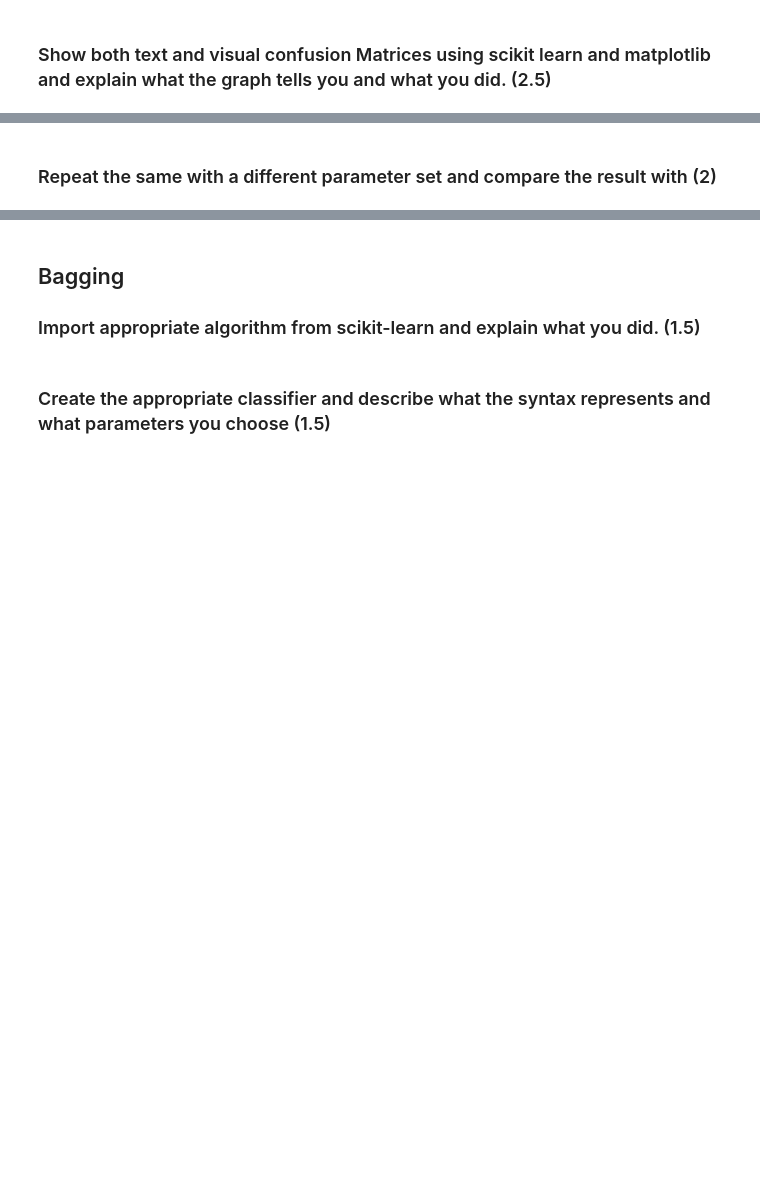
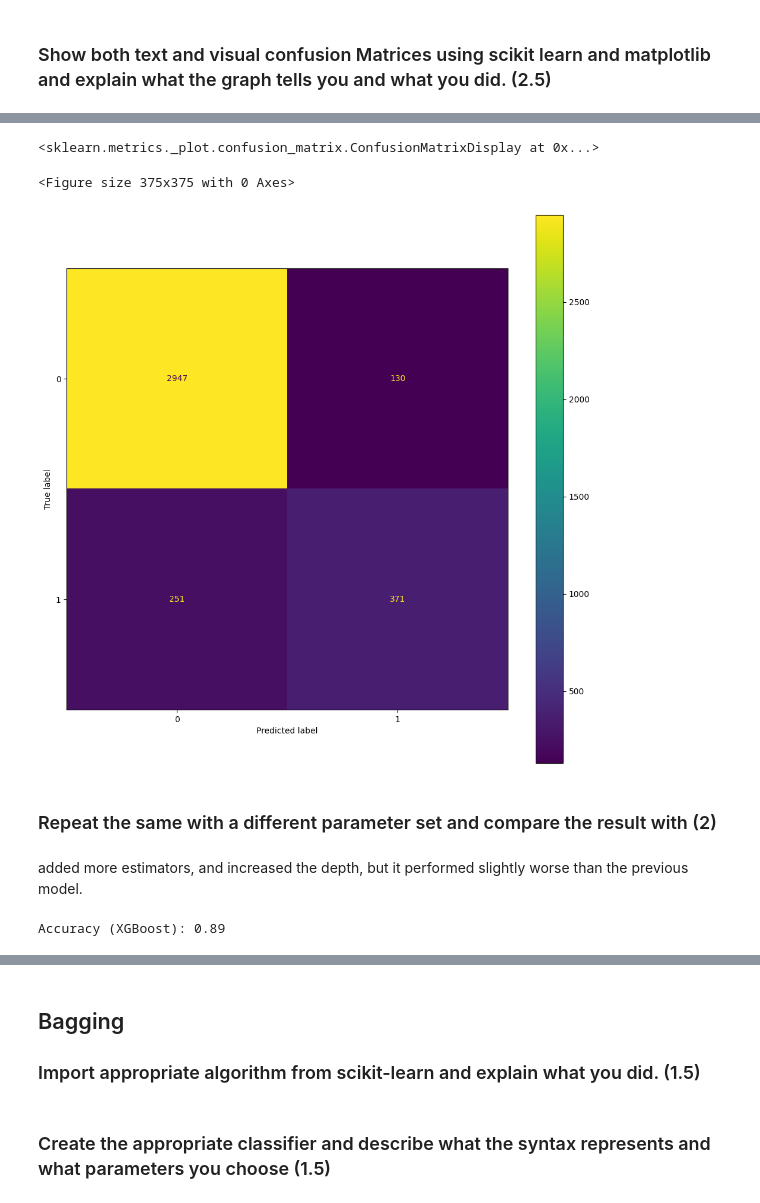
Before and after one commit to lecarpen23/6700_Assignment_01, a Jupyter notebook: Assignment 02_GroupNumber.ipynb, the cells around one changed output, grey strips where cells are left out. Cells and saved outputs as stored; diff of their text form; code cells hidden in the pictures; blank space fills up the shorter version.

```diff
--- a/Assignment 02_GroupNumber.ipynb
+++ b/Assignment 02_GroupNumber.ipynb
@@ -564,2 +570,9 @@ ConfusionMatrixDisplay(gb_conf_matrix).plot()
+# %%
+xgb_clf = xgb.XGBClassifier(
+    n_estimators=100,
+    learning_rate=0.1,
+    random_state=0,
+    max_depth=3,
+)
 # %% [markdown]
 ### Train classifier on train data and explain what you did. (1.5)
@@ -565,0 +581,2 @@ ConfusionMatrixDisplay(gb_conf_matrix).plot()
+# %%
+xgb_clf.fit(OSIX_train, OSIy_train)
@@ -568,2 +599,4 @@ ConfusionMatrixDisplay(gb_conf_matrix).plot()
+# %%
+OSIy_pred_xgb = xgb_clf.predict(OSIX_test)
 # %% [markdown]
 ### Calculate accuracy and explain what you did. (1.5)
@@ -572,2 +623,31 @@ ConfusionMatrixDisplay(gb_conf_matrix).plot()
+# %%
+xgb_conf_matrix = confusion_matrix(OSIy_test, OSIy_pred_xgb)
+# %%
+plt.figure(figsize=(5, 5), dpi=75)
+ConfusionMatrixDisplay(xgb_conf_matrix).plot()
+# %% [output]
+<sklearn.metrics._plot.confusion_matrix.ConfusionMatrixDisplay at 0x...>
+<Figure size 375x375 with 0 Axes>
+[figure, added]
 # %% [markdown]
 ### Repeat the same with a different parameter set and compare the result with (2)
+# %% [markdown]
+added more estimators, and increased the depth, but it performed slightly worse than the previous model.
+# %%
+xgb_clf= xgb.XGBClassifier(
+    n_estimators=250,
+    learning_rate=0.1,
+    random_state=0,
+    max_depth=5,
+    #account for imbalanced classes
+    scale_pos_weight=2.5
+)
+
+xgb_clf.fit(OSIX_train, OSIy_train)
+
+OSIy_pred_xgb = xgb_clf.predict(OSIX_test)
+
+accuracy_xgb = accuracy_score(OSIy_test, OSIy_pred_xgb)
+print(f'Accuracy (XGBoost): {accuracy_xgb:.2f}')
+# %% [output]
+Accuracy (XGBoost): 0.89
```
Also changed, not shown: parts of 27 cells of this notebook.
